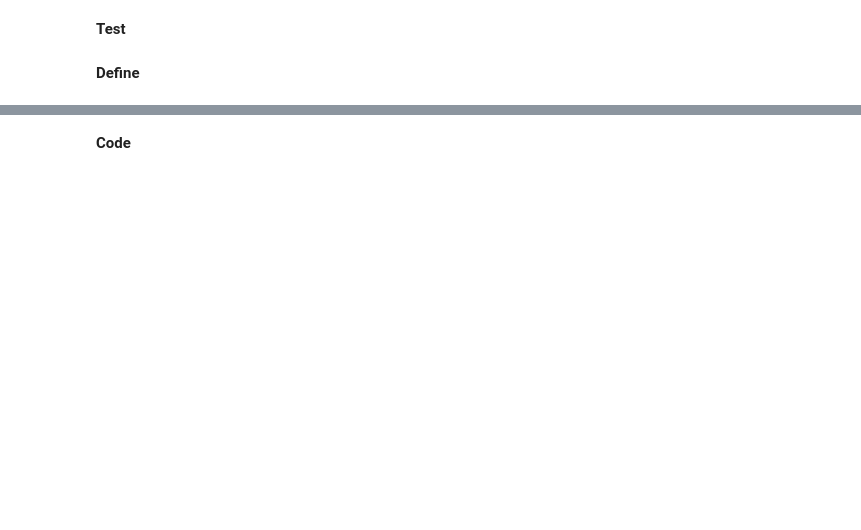
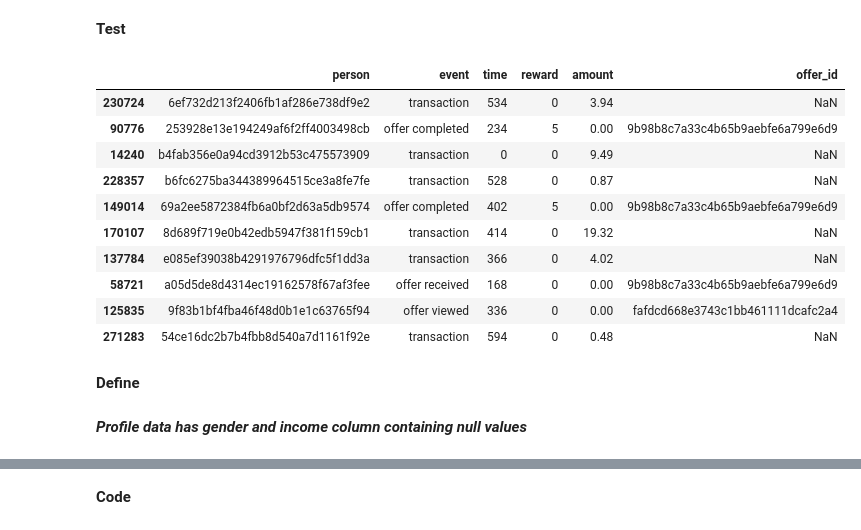
Before and after one commit to Shuniy/starbucks, a Jupyter notebook: Starbucks_Data_Analysis.ipynb, the cells around one changed output, grey strips where cells are left out. Cells and saved outputs as stored; diff of their text form; code cells hidden in the pictures; blank space fills up the shorter version.

```diff
--- a/Starbucks_Data_Analysis.ipynb
+++ b/Starbucks_Data_Analysis.ipynb
@@ -275,0 +363,15 @@ transcript_data_clean = transcript_data.copy()
+# %%
+for type in types:
+    transcript_data_temp[type] = transcript_data_temp.value.apply(lambda x: x.get(type, 0))
+# %%
+# Dropping value column
+transcript_data_temp.drop(['value'], axis = 1, inplace = True)
+# %%
+# Since we can see reward only occurred if offer is used
+# We can merge offer_ids in one column and differ between them on the basis of reward or event type
+offer_id = []
+for i in range(transcript_data_temp.shape[0]):
+    offer_id.append(transcript_data_temp['offer id'][i] or transcript_data_temp['offer_id'][i])
+
+
+transcript_data_temp['offer_id'] = offer_id
@@ -276,4 +398,26 @@ transcript_data_clean = transcript_data.copy()
+# %%
+# Deleting offer_id_viewed and offer_id_used
+transcript_data_temp.drop(['offer id'], axis = 1, inplace = True)
+
+# Replacing 0 in offer_id with np.nan
+transcript_data_temp.offer_id.replace(0, np.nan, inplace = True)
 # %% [markdown]
 **Test**
+# %%
+transcript_data_temp.sample(10)
+# %% [output]
+|  | person | event | time | reward | amount | offer_id |
+| 230724 | 6ef732d213f2406fb1af286e738df9e2 | transaction | 534 | 0 | 3.94 | NaN |
+| 90776 | 253928e13e194249af6f2ff4003498cb | offer completed | 234 | 5 | 0.00 | 9b98b8c7a33c4b65b9aebfe6a799e6d9 |
+| 14240 | b4fab356e0a94cd3912b53c475573909 | transaction | 0 | 0 | 9.49 | NaN |
+| 228357 | b6fc6275ba344389964515ce3a8fe7fe | transaction | 528 | 0 | 0.87 | NaN |
+| 149014 | 69a2ee5872384fb6a0bf2d63a5db9574 | offer completed | 402 | 5 | 0.00 | 9b98b8c7a33c4b65b9aebfe6a799e6d9 |
+| 170107 | 8d689f719e0b42edb5947f381f159cb1 | transaction | 414 | 0 | 19.32 | NaN |
+| 137784 | e085ef39038b4291976796dfc5f1dd3a | transaction | 366 | 0 | 4.02 | NaN |
+| 58721 | a05d5de8d4314ec19162578f67af3fee | offer received | 168 | 0 | 0.00 | 9b98b8c7a33c4b65b9aebfe6a799e6d9 |
+| 125835 | 9f83b1bf4fba46f48d0b1e1c63765f94 | offer viewed | 336 | 0 | 0.00 | fafdcd668e3743c1bb461111dcafc2a4 |
+| 271283 | 54ce16dc2b7b4fbb8d540a7d1161f92e | transaction | 594 | 0 | 0.48 | NaN |
 # %% [markdown]
 **Define**
+# %% [markdown]
+***Profile data has gender and income column containing null values***
```
Also changed, not shown: parts of 53 cells of this notebook.
